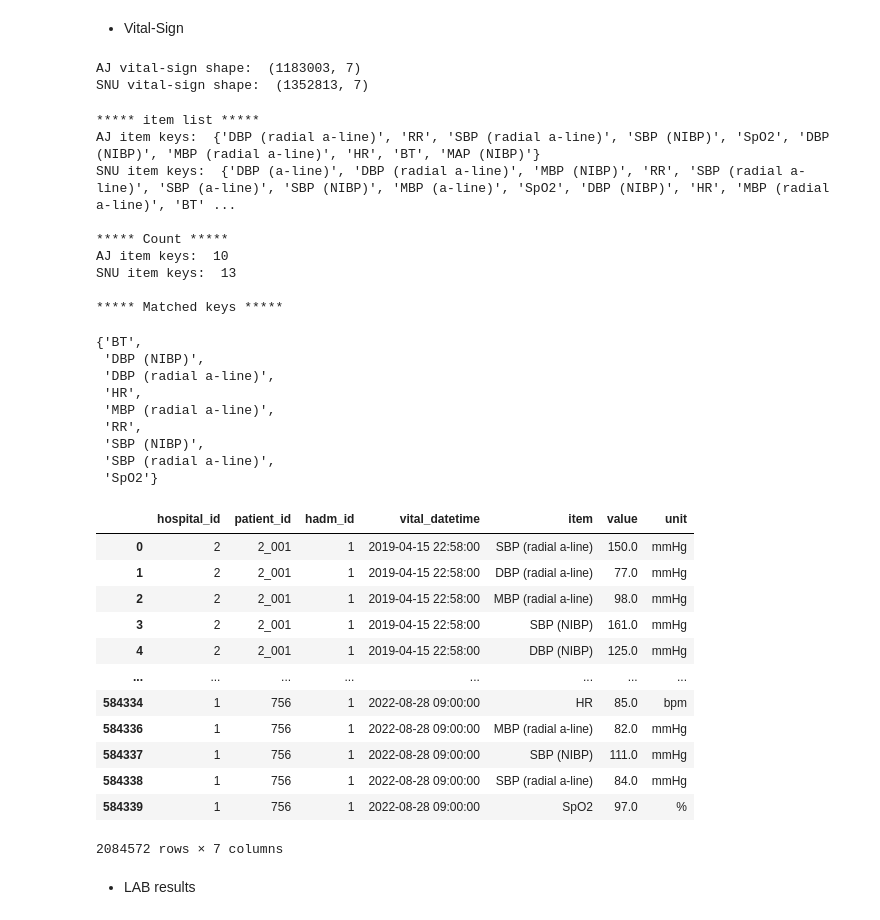
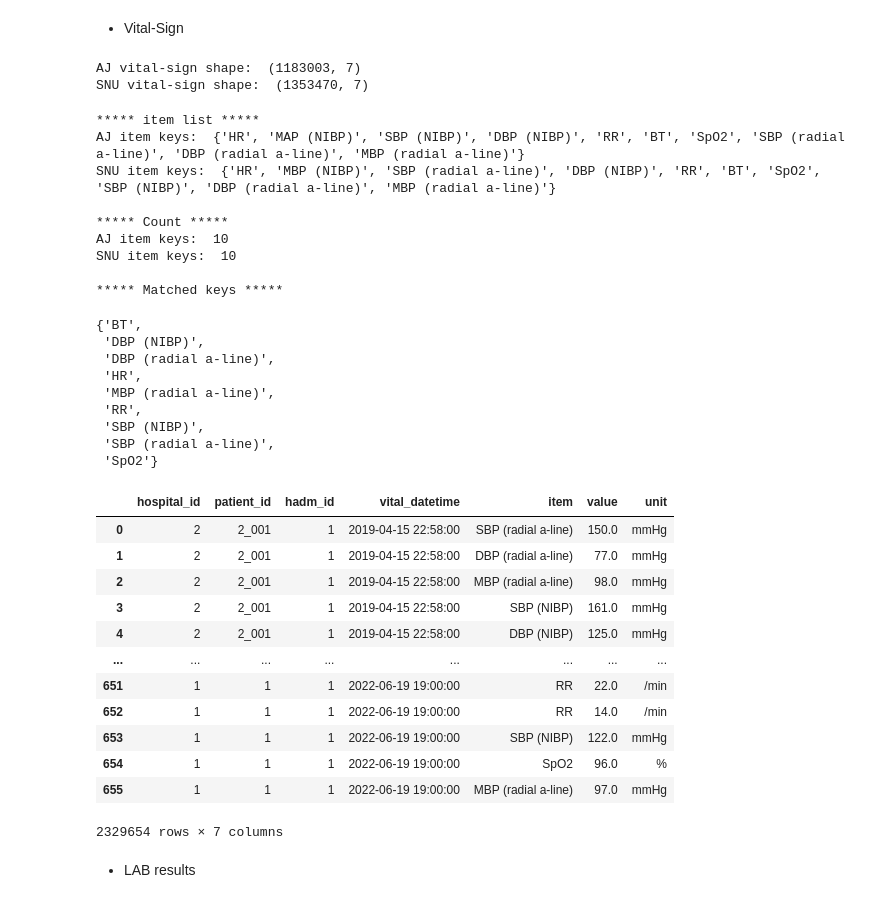
Before and after one commit to skjangbudon/nia_vent_weaning, a Jupyter notebook: notebook/data_preprocess_1103.ipynb, the cells around one changed output. Cells and saved outputs as stored; diff of their text form; code cells hidden in the pictures.

```diff
--- a/notebook/data_preprocess_1103.ipynb
+++ b/notebook/data_preprocess_1103.ipynb
@@ -336,14 +342,26 @@ snu_path = '/VOLUME/nia_vent_weaning/data/SNU/'
 dst_path = '/VOLUME/nia_vent_weaning/data/integrated_data/'
 # %% [markdown]
 * Vital-Sign
-# %%
-vital_aj = pd.read_csv(aj_path + 'vitalsign.csv', index_col=0)
-vital_snu = pd.read_csv(snu_path + 'vitalsign.csv', index_col=0)
-print('AJ vital-sign shape: ', vital_aj.shape)
-print('SNU vital-sign shape: ', vital_snu.shape)
-# %% [output]
-AJ vital-sign shape:  (1183003, 7)
-SNU vital-sign shape:  (1352813, 7)
+# %%
+vital_aj = pd.read_csv(aj_path + 'vitalsign.csv', index_col=0)
+vital_snu = pd.read_csv(snu_path + 'vitalsign.csv', index_col=0)
+# convert align to radial a line
+vital_snu.loc[vital_snu['item']=='DBP(a-line)', 'item'] = 'DBP (radial a-line)'
+vital_snu.loc[vital_snu['item']=='SBP(a-line)', 'item'] = 'SBP (radial a-line)'
+vital_snu.loc[vital_snu['item']=='MBP(a-line)', 'item'] = 'MBP (radial a-line)'
+vital_snu.loc[vital_snu['item']=='SBP (a-line)', 'item'] = 'SBP (radial a-line)'
+vital_snu.loc[vital_snu['item']=='DBP (a-line)', 'item'] = 'DBP (radial a-line)'
+vital_snu.loc[vital_snu['item']=='MBP (a-line)', 'item'] = 'MBP (radial a-line)'
+# NIBP
+vital_snu.loc[vital_snu['item']=='DBP(NIBP)', 'item'] = 'DBP (NIBP)'
+vital_snu.loc[vital_snu['item']=='SBP(NIBP)', 'item'] = 'SBP (NIBP)'
+vital_snu.loc[vital_snu['item']=='MBP(NIBP)', 'item'] = 'MBP (NIBP)'
+
+print('AJ vital-sign shape: ', vital_aj.shape)
+print('SNU vital-sign shape: ', vital_snu.shape)
+# %% [output]
+AJ vital-sign shape:  (1183003, 7)
+SNU vital-sign shape:  (1353470, 7)
 # %%
 aj_item = set(vital_aj.item)
 snu_item = set(vital_snu.item)
@@ -360,12 +378,12 @@ matched_keys = aj_item & snu_item
 matched_keys
 # %% [output]
 ***** item list *****
-AJ item keys:  {'DBP (radial a-line)', 'RR', 'SBP (radial a-line)', 'SBP (NIBP)', 'SpO2', 'DBP (NIBP)', 'MBP (radial a-line)', 'HR', 'BT', 'MAP (NIBP)'}
-SNU item keys:  {'DBP (a-line)', 'DBP (radial a-line)', 'MBP (NIBP)', 'RR', 'SBP (radial a-line)', 'SBP (a-line)', 'SBP (NIBP)', 'MBP (a-line)', 'SpO2', 'DBP (NIBP)', 'HR', 'MBP (radial a-line)', 'BT' ...
+AJ item keys:  {'HR', 'MAP (NIBP)', 'SBP (NIBP)', 'DBP (NIBP)', 'RR', 'BT', 'SpO2', 'SBP (radial a-line)', 'DBP (radial a-line)', 'MBP (radial a-line)'}
+SNU item keys:  {'HR', 'MBP (NIBP)', 'SBP (radial a-line)', 'DBP (NIBP)', 'RR', 'BT', 'SpO2', 'SBP (NIBP)', 'DBP (radial a-line)', 'MBP (radial a-line)'}
 
 ***** Count *****
 AJ item keys:  10
-SNU item keys:  13
+SNU item keys:  10
 
 ***** Matched keys *****
 {'BT',
@@ -380,21 +398,22 @@ SNU item keys:  13
 # %%
 inted_vital = pd.concat([vital_aj, vital_snu], axis=0)
 inted_vital = inted_vital[inted_vital['item'].isin(list(matched_keys))]
+inted_vital.to_csv(dst_path + 'vitalsign.csv')
 inted_vital
 # %% [output]
 |  | hospital_id | patient_id | hadm_id | vital_datetime | item | value | unit |
 | 0 | 2 | 2_001 | 1 | 2019-04-15 22:58:00 | SBP (radial a-line) | 150.0 | mmHg |
 | 1 | 2 | 2_001 | 1 | 2019-04-15 22:58:00 | DBP (radial a-line) | 77.0 | mmHg |
 | 2 | 2 | 2_001 | 1 | 2019-04-15 22:58:00 | MBP (radial a-line) | 98.0 | mmHg |
 | 3 | 2 | 2_001 | 1 | 2019-04-15 22:58:00 | SBP (NIBP) | 161.0 | mmHg |
 | 4 | 2 | 2_001 | 1 | 2019-04-15 22:58:00 | DBP (NIBP) | 125.0 | mmHg |
 | ... | ... | ... | ... | ... | ... | ... | ... |
-| 584334 | 1 | 756 | 1 | 2022-08-28 09:00:00 | HR | 85.0 | bpm |
-| 584336 | 1 | 756 | 1 | 2022-08-28 09:00:00 | MBP (radial a-line) | 82.0 | mmHg |
-| 584337 | 1 | 756 | 1 | 2022-08-28 09:00:00 | SBP (NIBP) | 111.0 | mmHg |
-| 584338 | 1 | 756 | 1 | 2022-08-28 09:00:00 | SBP (radial a-line) | 84.0 | mmHg |
-| 584339 | 1 | 756 | 1 | 2022-08-28 09:00:00 | SpO2 | 97.0 | % |
+| 651 | 1 | 1 | 1 | 2022-06-19 19:00:00 | RR | 22.0 | /min |
+| 652 | 1 | 1 | 1 | 2022-06-19 19:00:00 | RR | 14.0 | /min |
+| 653 | 1 | 1 | 1 | 2022-06-19 19:00:00 | SBP (NIBP) | 122.0 | mmHg |
+| 654 | 1 | 1 | 1 | 2022-06-19 19:00:00 | SpO2 | 96.0 | % |
+| 655 | 1 | 1 | 1 | 2022-06-19 19:00:00 | MBP (radial a-line) | 97.0 | mmHg |
-2084572 rows × 7 columns
+2329654 rows × 7 columns
 # %% [markdown]
 * LAB results
 # %%
```
Also changed, not shown: parts of 36 cells of this notebook, 2 other files.
